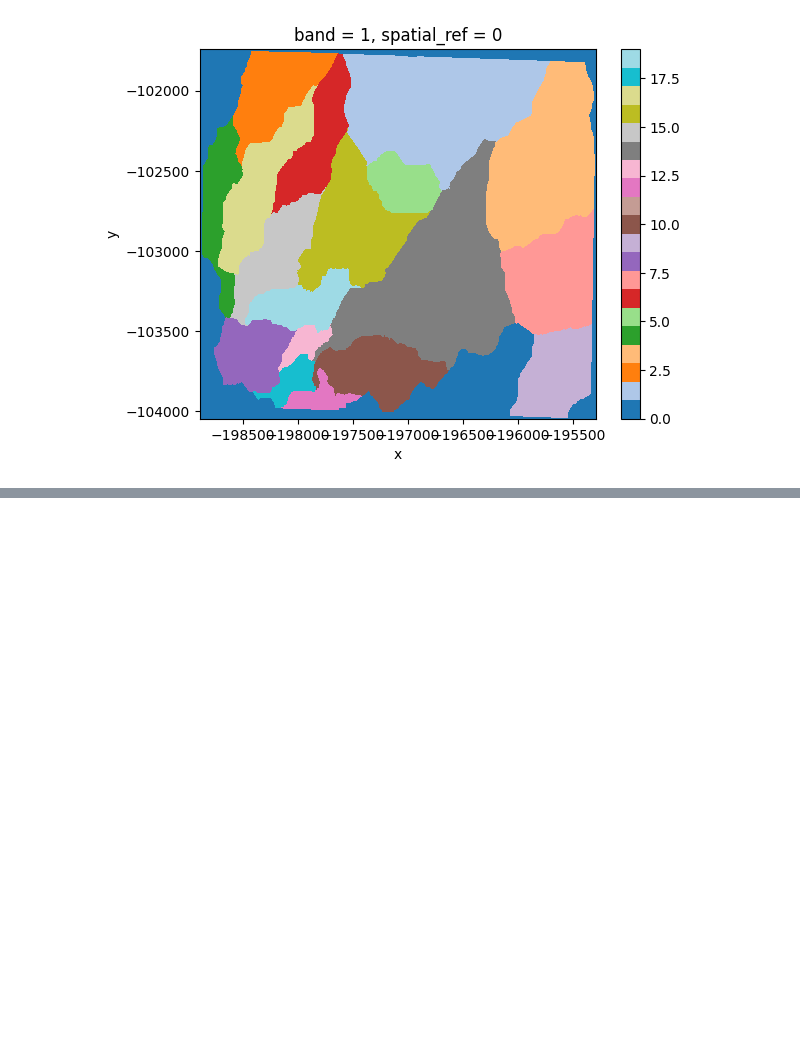
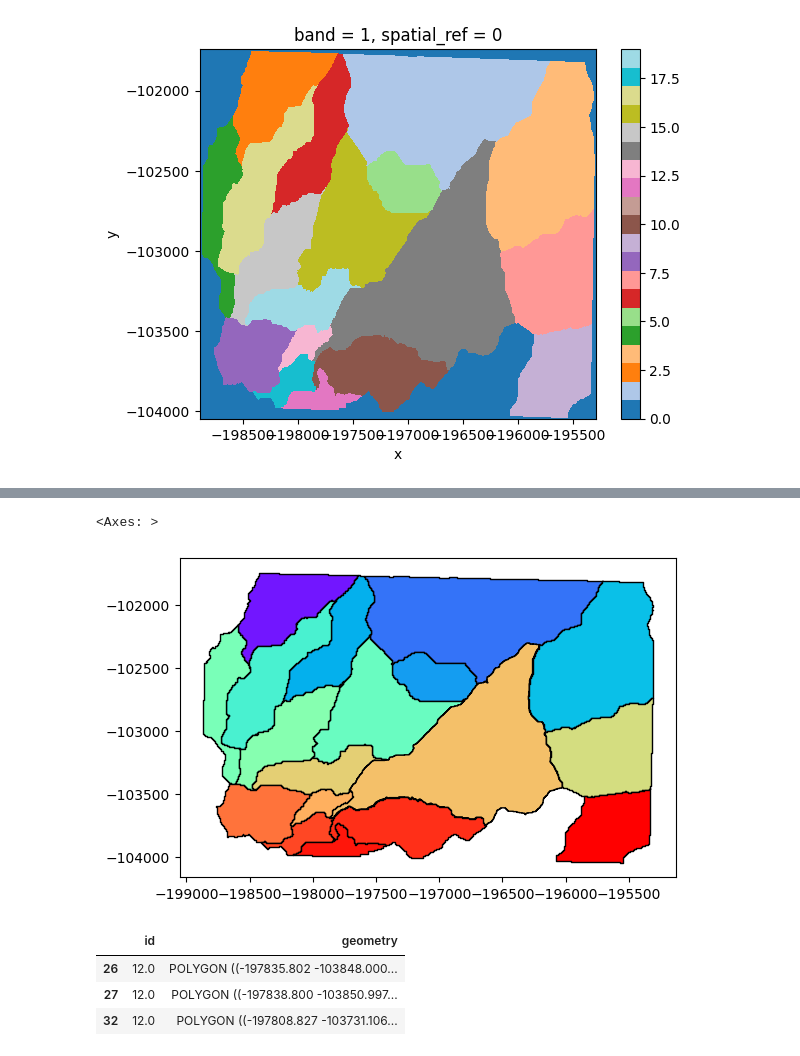
Before and after one commit to avkoehl/valleys, a Jupyter notebook: notebooks/basins.ipynb, the cells around one changed output, grey strips where cells are left out. Cells and saved outputs as stored; diff of their text form; code cells hidden in the pictures; blank space fills up the shorter version.

Commit message:
still need to figure out polygonize

```diff
--- a/notebooks/basins.ipynb
+++ b/notebooks/basins.ipynb
@@ -208,0 +258,18 @@ basins.plot(cmap='tab20')
+# %%
+import pprint
+import rasterio
+from rasterio import features
+
+basins.rio.to_raster('../data/whitebox_outputs/subbasins.tif', driver="GTiff")
+with rasterio.open(os.path.join(working_directory, 'subbasins.tif')) as src:
+    b = src.read(1)
+
+mask = b != -32768
+shapes = features.shapes(b, mask=mask, transform=src.transform)
+
+records = []
+for shape,id in shapes:
+    coords = shape['coordinates'][0]
+    poly = shapely.Polygon(coords)
+    records.append({'id': id, 'geometry': poly})
+basin_polygons = gpd.GeoDataFrame.from_records(records)
@@ -208,0 +284,5 @@ basins.plot(cmap='tab20')
+# %%
+basin_polygons.plot(cmap='rainbow', edgecolor='black')
+# %% [output]
+<Axes: >
+[figure, added]
@@ -208,0 +291,7 @@ basins.plot(cmap='tab20')
+# %%
+basin_polygons[basin_polygons['id'] == test_basin_id]
+# %% [output]
+|  | id | geometry |
+| 26 | 12.0 | POLYGON ((-197835.802 -103848.000... |
+| 27 | 12.0 | POLYGON ((-197838.800 -103850.997... |
+| 32 | 12.0 | POLYGON ((-197808.827 -103731.106... |
```
Also changed, not shown: parts of 15 cells of this notebook, 2 other files.
